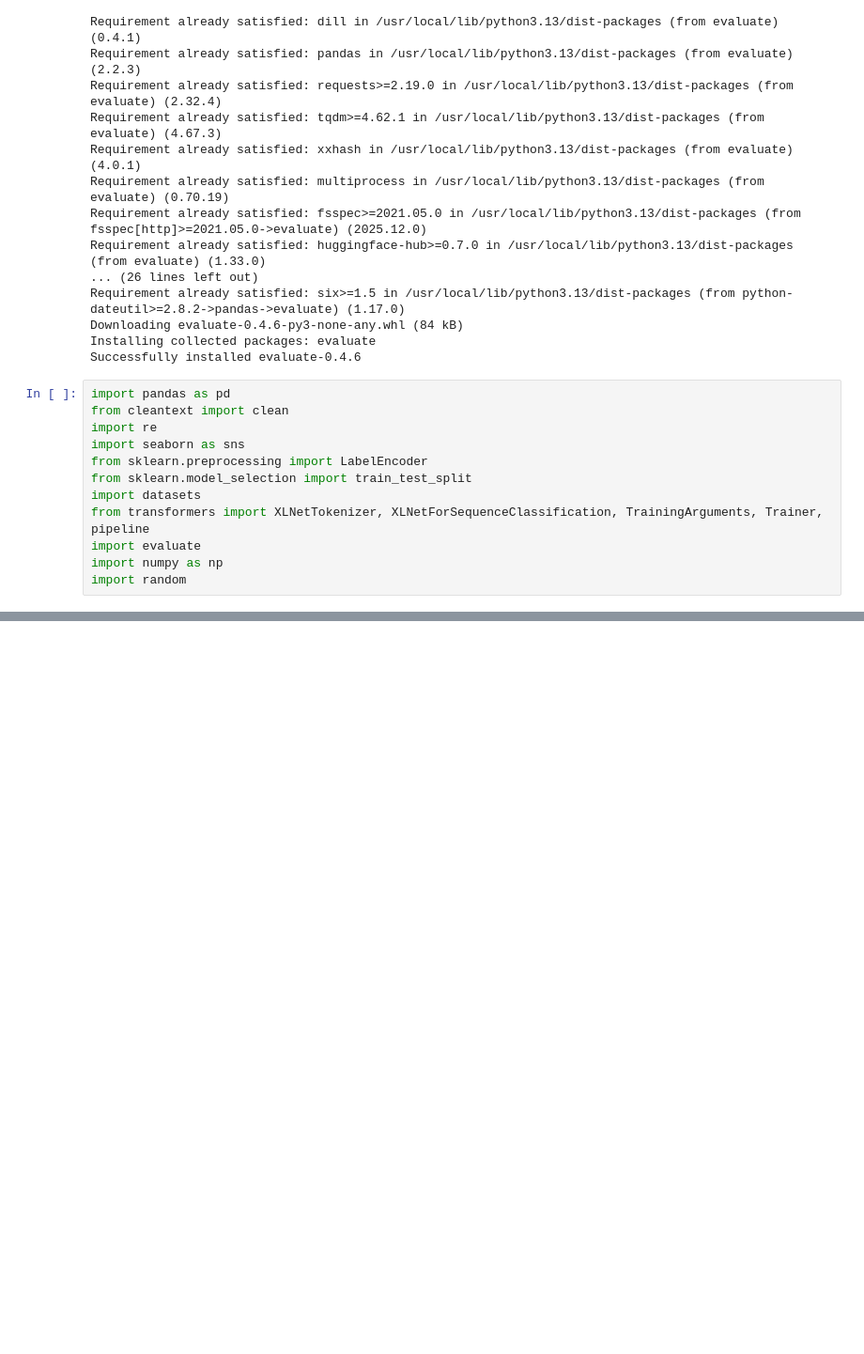
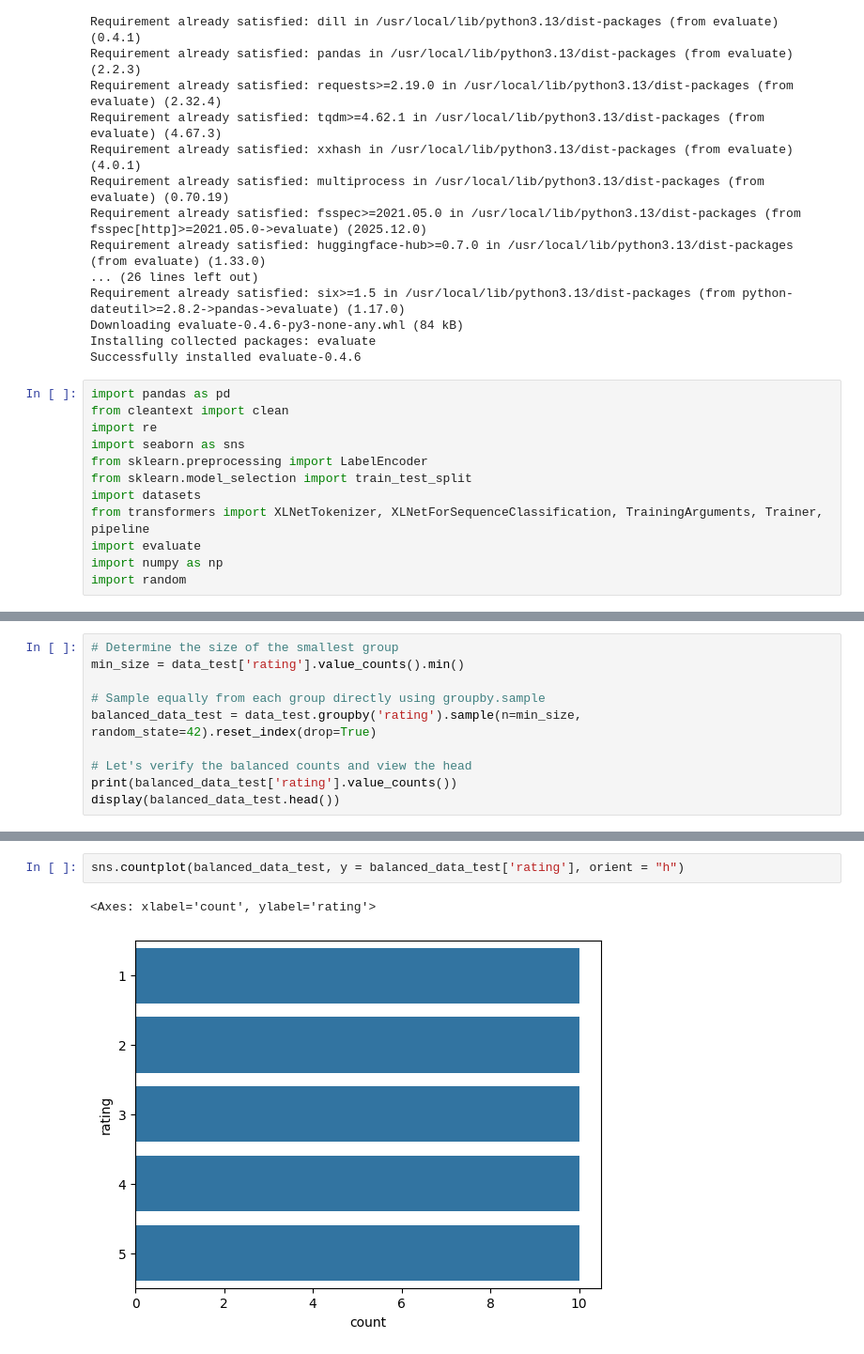
Before and after one commit to wanderer878/jupyter, a Jupyter notebook: Text_classification_XLnet_practice.ipynb, the cells around one changed output, grey strips where cells are left out. Shown at 94% size. Cells and saved outputs as stored; diff of their text form; blank space fills up the shorter version.

```diff
--- a/Text_classification_XLnet_practice.ipynb
+++ b/Text_classification_XLnet_practice.ipynb
@@ -73,0 +108,10 @@ sns.countplot(data, y= data["rating"], orient= "h")
+# %%
+# Determine the size of the smallest group
+min_size = data_test['rating'].value_counts().min()
+
+# Sample equally from each group directly using groupby.sample
+balanced_data_test = data_test.groupby('rating').sample(n=min_size, random_state=42).reset_index(drop=True)
+
+# Let's verify the balanced counts and view the head
+print(balanced_data_test['rating'].value_counts())
+display(balanced_data_test.head())
@@ -73,0 +146,5 @@ sns.countplot(data, y= data["rating"], orient= "h")
+# %%
+sns.countplot(balanced_data_test, y = balanced_data_test['rating'], orient = "h")
+# %% [output]
+<Axes: xlabel='count', ylabel='rating'>
+[figure, added]
```
Also changed, not shown: parts of 15 cells of this notebook.
